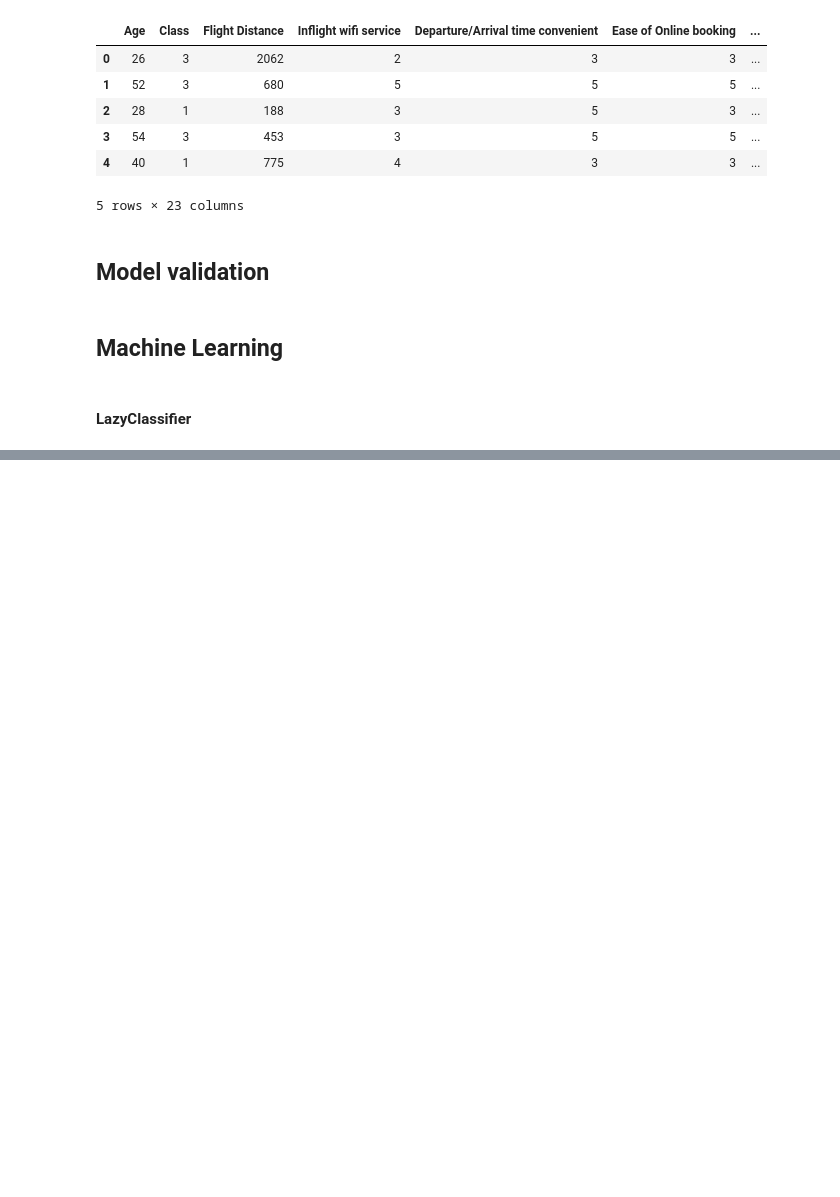
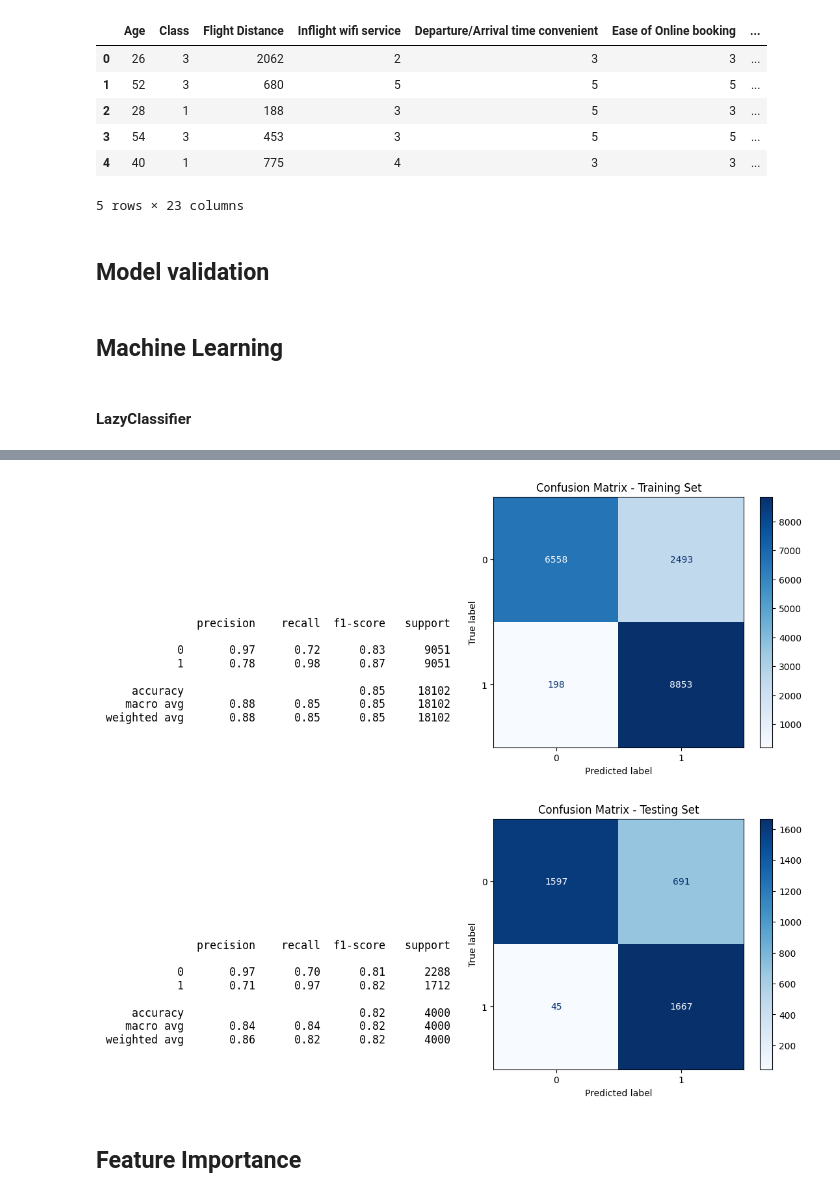
Before and after one commit to shintaronakamura28/airline_customer_satisfaction, a Jupyter notebook: notebooks/ml.ipynb, the cells around one changed output, grey strips where cells are left out. Drawn from its saved outputs; the diff is of its cells as text; code cells hidden in the pictures; blank space fills up the shorter version.

```diff
--- a/notebooks/ml.ipynb
+++ b/notebooks/ml.ipynb
@@ -76,0 +138,13 @@ def create_lazy_classifier():
+# %%
+from sklearn.tree import DecisionTreeClassifier
+
+dec_tree = DecisionTreeClassifier()
+
+train_preds, test_preds = train_and_predict_model(X_train_balanced_df, y_train_balanced, X_test_transformed_df, preprocessor, dec_tree)
+# %%
+train_report, test_report = evaluate_models(dec_tree, X_train_balanced, y_train_balanced, X_test_transformed, y_test)
+# %% [output]
+[figure, added]
+[figure, added]
+# %% [markdown]
+## Feature Importance
```
Also changed, not shown: parts of 12 cells of this notebook.
